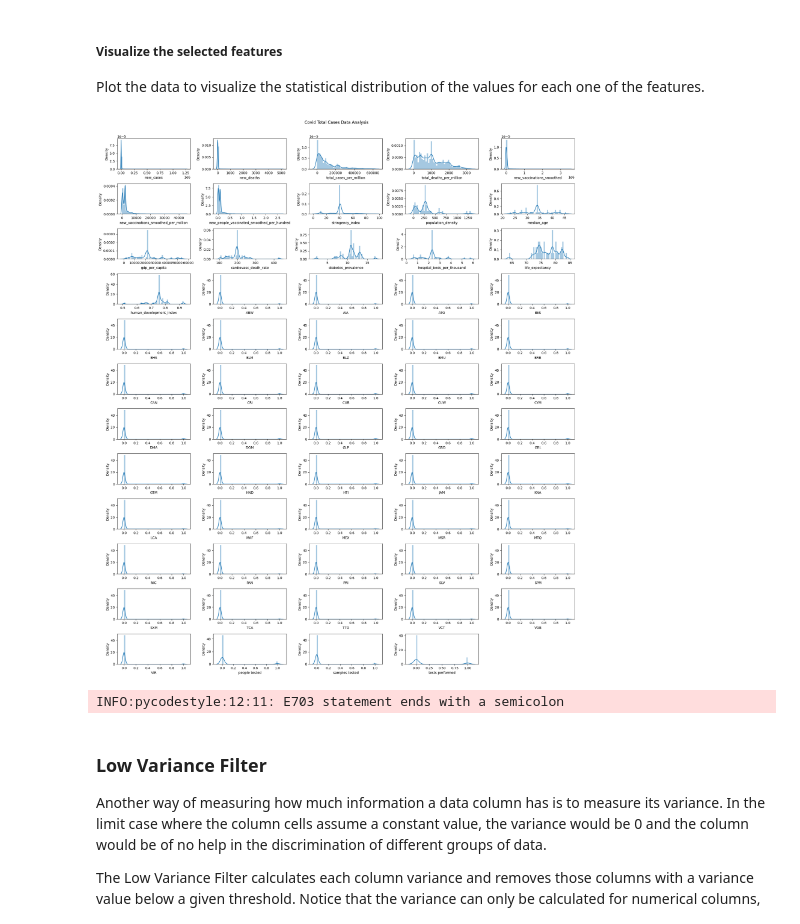
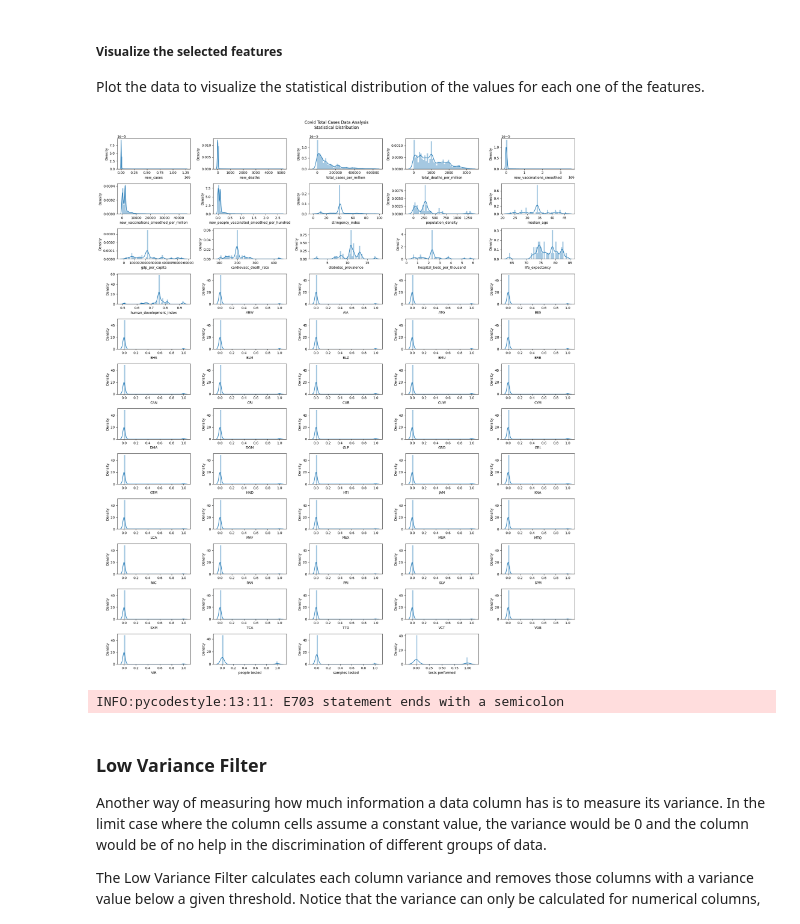
Before and after one commit to aamadorc/CIND820, a Jupyter notebook: CIND820_EDA.ipynb, the cells around one changed output. Drawn from its saved outputs; the diff is of its cells as text; code cells hidden in the pictures.

```diff
--- a/CIND820_EDA.ipynb
+++ b/CIND820_EDA.ipynb
@@ -968,19 +992,20 @@ Plot the data to visualize the statistical distribution of the values for each o
 # %%
 fig = plt.figure(figsize=(20, 25))
 j = 0
 for i in df_training_corr_p_value.columns:
     plt.subplot(13, 5, j+1)
     j += 1
     sns.distplot(df_training_corr_p_value[i])
     # plt.legend(loc='best',fontsize=10)
-fig.suptitle('Covid Total Cases Data Analysis')
+fig.suptitle('Covid Total Cases Data Analysis\n' +
+             'Statistical Distribution')
 fig.tight_layout()
 fig.subplots_adjust(top=0.95)
 
 plt.show();
 # %% [output]
-[figure, old version]
+[figure, new version]
-INFO:pycodestyle:12:11: E703 statement ends with a semicolon
+INFO:pycodestyle:13:11: E703 statement ends with a semicolon
 # %% [markdown]
 ### Low Variance Filter
 
```
Also changed, not shown: parts of 20 cells of this notebook, 1 other file.
